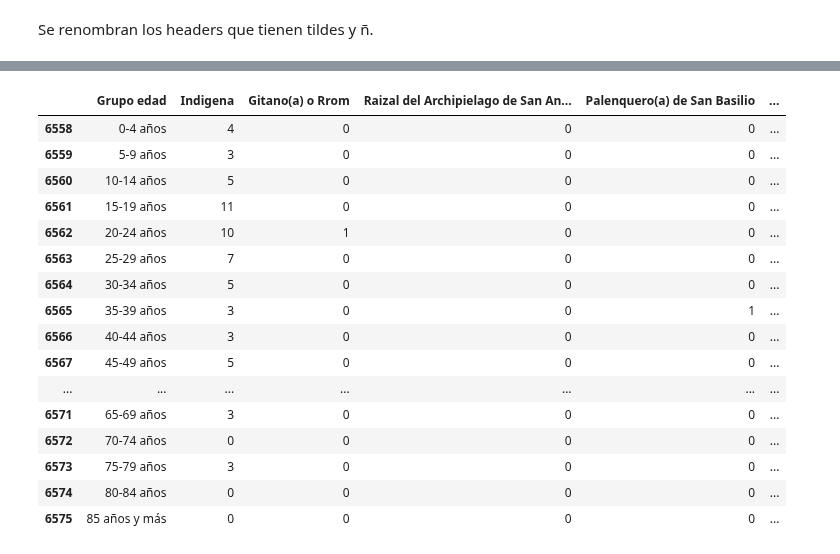
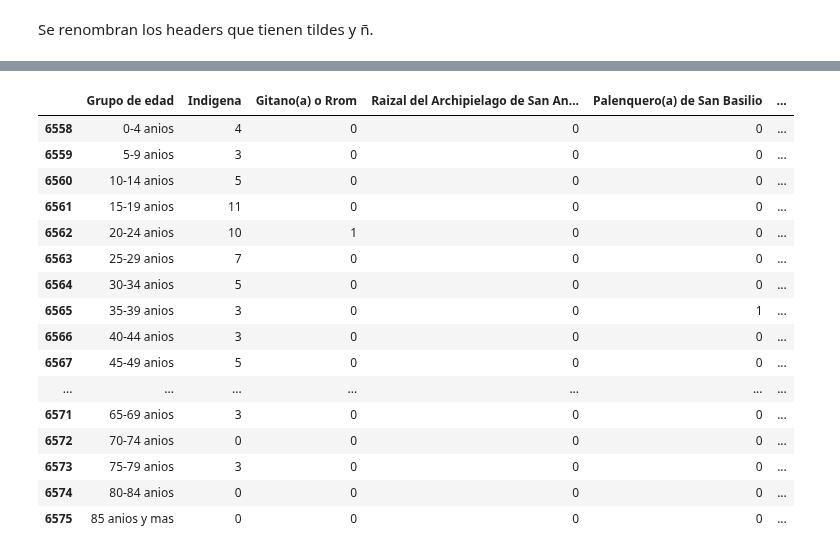
Before and after one commit to Schiavi13/Censo-Viterbo-Caldas-2018, a Jupyter notebook: source_to_csv_12pm.ipynb, the cells around one changed output, grey strips where cells are left out. Drawn from its saved outputs; the diff is of its cells as text; code cells hidden in the pictures.

```diff
--- a/source_to_csv_12pm.ipynb
+++ b/source_to_csv_12pm.ipynb
@@ -87,15 +90,15 @@ Debido a la agrupación de columnas por área, se separan los datos por subconju
 # %%
 ls_df = []
+area_type = ['total', 'cabecera', 'centros_poblados', 'rural_disperso']
 df_12pm_grupo_edad = df_12pm['Unnamed: 2']
-df_12pm_cabecera = pd.concat([df_12pm_grupo_edad, df_12pm.iloc[:,13:20].assign(Area='cabecera')], axis=1)
-ls_df.append(df_12pm_cabecera)
-df_12pm_centros_poblados = pd.concat([df_12pm_grupo_edad, df_12pm.iloc[:,22:29].assign(Area='centro_poblado')], axis=1)
-ls_df.append(df_12pm_centros_poblados)
-df_12pm_rural_disperso = pd.concat([df_12pm_grupo_edad, df_12pm.iloc[:,31:].assign(Area='rural_disperso')], axis=1)
-ls_df.append(df_12pm_rural_disperso)
+for i, area in zip(range(3, 38, 9), area_type):
+    df_12pm_with_area = pd.concat([df_12pm[['Unnamed: 2']], df_12pm.iloc[:, i:i+8].assign(Area=area)], axis=1)
+    ls_df.append(df_12pm_with_area)
+
 for df in ls_df:
-    df.rename(columns={'Unnamed: 2':'Grupo edad'}, inplace=True)
     df.rename(columns=dict(zip(list(df.columns.values[1:-1]), actual_headers[:])), inplace=True)
+
 df_12pm = pd.concat(ls_df)
+df_12pm.rename(columns={'Unnamed: 2': 'Grupo de edad'}, inplace=True)
 df_12pm
 # %% [output]
@@ -146,0 +142,4 @@ Se eliminan las filas que contienen resumenes de datos.
+# %%
+replacements = str.maketrans({'ñ': 'ni', 'á': 'a'})
+df_12pm.loc[:, 'Grupo de edad'] = df_12pm['Grupo de edad'].str.translate(replacements)
+df_12pm
@@ -146,0 +162,4 @@ Se eliminan las filas que contienen resumenes de datos.
+# %%
+df_12pm_cleaned = df_12pm.copy()
+df_12pm_cleaned.drop(['Total'], axis=1, inplace=True)
+df_12pm_cleaned
@@ -147,21 +180,21 @@ Se eliminan las filas que contienen resumenes de datos.
 # %%
-df_12pm = df_12pm.loc[df_12pm['Grupo edad'] != 'Total']
-df_12pm
+df_12pm_cleaned = df_12pm_cleaned.loc[(df_12pm_cleaned['Grupo de edad'] != 'Total') & (df_12pm_cleaned['Area'] != 'total')]
+df_12pm_cleaned
 # %% [output]
-|  | Grupo edad | Indigena | Gitano(a) o Rrom | Raizal del Archipielago de San An... | Palenquero(a) de San Basilio | ... |
-| 6558 | 0-4 años | 4 | 0 | 0 | 0 | ... |
-| 6559 | 5-9 años | 3 | 0 | 0 | 0 | ... |
-| 6560 | 10-14 años | 5 | 0 | 0 | 0 | ... |
-| 6561 | 15-19 años | 11 | 0 | 0 | 0 | ... |
-| 6562 | 20-24 años | 10 | 1 | 0 | 0 | ... |
-| 6563 | 25-29 años | 7 | 0 | 0 | 0 | ... |
-| 6564 | 30-34 años | 5 | 0 | 0 | 0 | ... |
-| 6565 | 35-39 años | 3 | 0 | 0 | 1 | ... |
-| 6566 | 40-44 años | 3 | 0 | 0 | 0 | ... |
-| 6567 | 45-49 años | 5 | 0 | 0 | 0 | ... |
+|  | Grupo de edad | Indigena | Gitano(a) o Rrom | Raizal del Archipielago de San An... | Palenquero(a) de San Basilio | ... |
+| 6558 | 0-4 anios | 4 | 0 | 0 | 0 | ... |
+| 6559 | 5-9 anios | 3 | 0 | 0 | 0 | ... |
+| 6560 | 10-14 anios | 5 | 0 | 0 | 0 | ... |
+| 6561 | 15-19 anios | 11 | 0 | 0 | 0 | ... |
+| 6562 | 20-24 anios | 10 | 1 | 0 | 0 | ... |
+| 6563 | 25-29 anios | 7 | 0 | 0 | 0 | ... |
+| 6564 | 30-34 anios | 5 | 0 | 0 | 0 | ... |
+| 6565 | 35-39 anios | 3 | 0 | 0 | 1 | ... |
+| 6566 | 40-44 anios | 3 | 0 | 0 | 0 | ... |
+| 6567 | 45-49 anios | 5 | 0 | 0 | 0 | ... |
 | ... | ... | ... | ... | ... | ... | ... |
-| 6571 | 65-69 años | 3 | 0 | 0 | 0 | ... |
-| 6572 | 70-74 años | 0 | 0 | 0 | 0 | ... |
-| 6573 | 75-79 años | 3 | 0 | 0 | 0 | ... |
-| 6574 | 80-84 años | 0 | 0 | 0 | 0 | ... |
-| 6575 | 85 años y más | 0 | 0 | 0 | 0 | ... |
+| 6571 | 65-69 anios | 3 | 0 | 0 | 0 | ... |
+| 6572 | 70-74 anios | 0 | 0 | 0 | 0 | ... |
+| 6573 | 75-79 anios | 3 | 0 | 0 | 0 | ... |
+| 6574 | 80-84 anios | 0 | 0 | 0 | 0 | ... |
+| 6575 | 85 anios y mas | 0 | 0 | 0 | 0 | ... |
```
Also changed, not shown: parts of 13 cells of this notebook.
